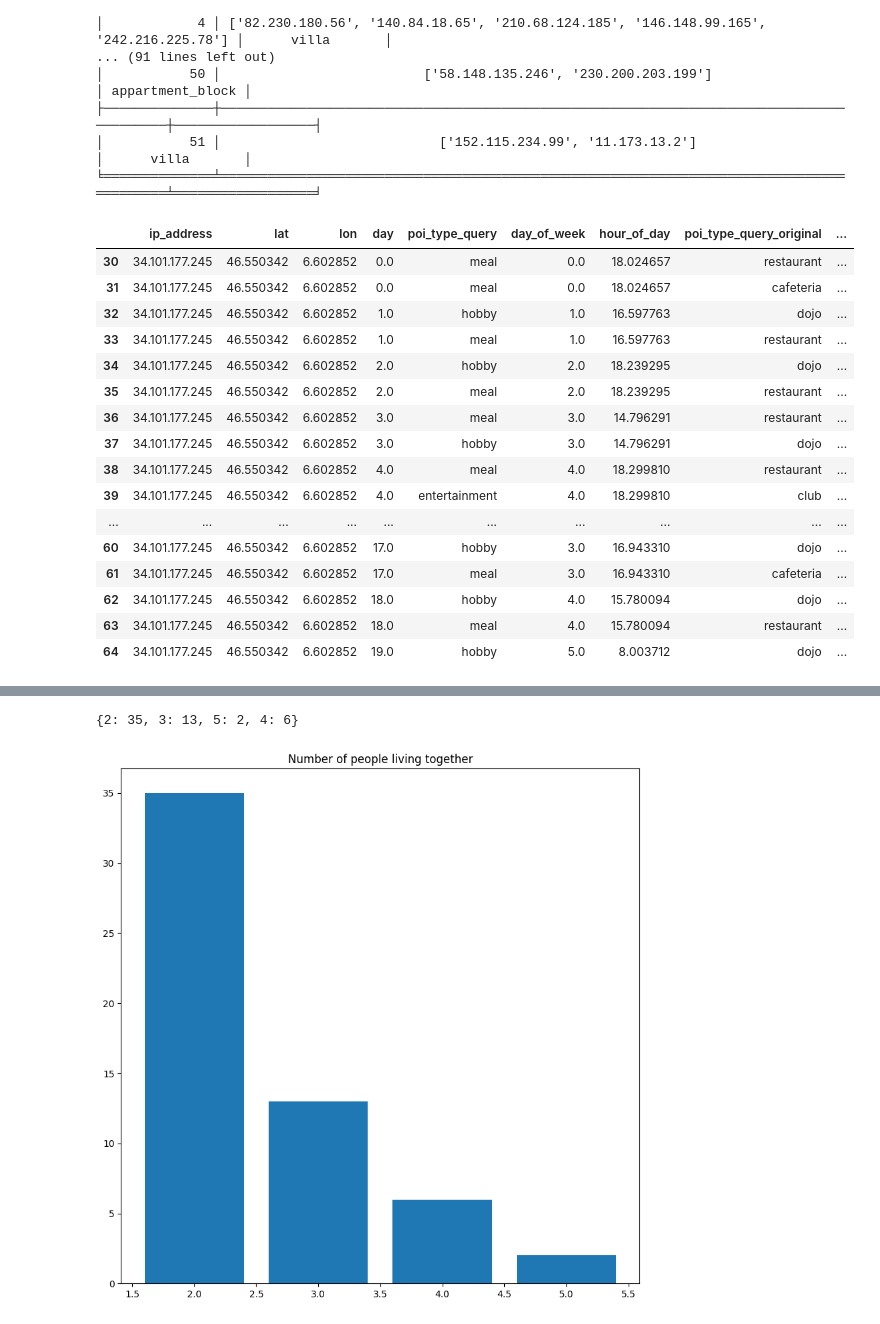
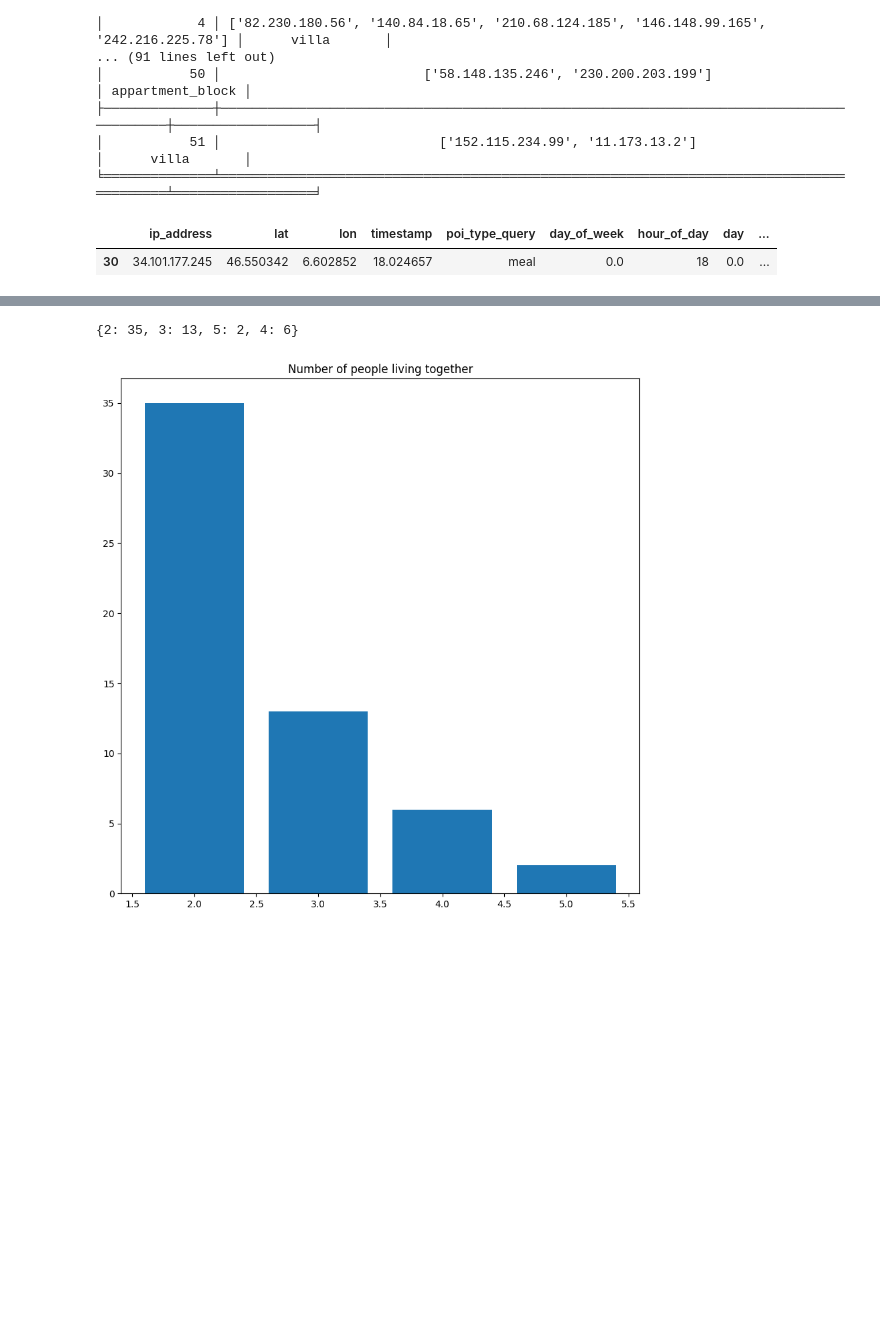
Before and after one commit to aybarsyazici/EPFL-CS523-Project-1, a Jupyter notebook: secretstroll/privacy_evaluation/privacy-evaluation.ipynb, the cells around one changed output, grey strips where cells are left out. Cells and saved outputs as stored; diff of their text form; code cells hidden in the pictures; blank space fills up the shorter version.

```diff
--- a/secretstroll/privacy_evaluation/privacy-evaluation.ipynb
+++ b/secretstroll/privacy_evaluation/privacy-evaluation.ipynb
@@ -15,11 +17,9 @@ queries['day_of_week'] = queries['timestamp'].apply(lambda x: (x // 24) % 7)
 # We map the number to the string representation of the day of the week
 # queries['day_of_week'] = queries['day_of_week'].map(DAY_MAP)
 # Now we create a new column called hour of day which will be the hour of the day of the timestamp
-queries['hour_of_day'] = queries['timestamp'].apply(lambda x: x % 24)
-# Finally we update the timestamp column to be the day number, i.e. the number of days since the start of the dataset
-queries['timestamp'] = queries['timestamp'].apply(lambda x: x // 24)
-# Change timestamp column name to day
-queries.rename(columns={'timestamp': 'day'}, inplace=True)
+queries['hour_of_day'] = queries['timestamp'].apply(lambda x: math.floor(x % 24))
+# Finally we create a day column to be the day number, i.e. the number of days since the start of the dataset
+queries['day'] = queries['timestamp'].apply(lambda x: x // 24)
 # %%
 queries.poi_type_query.value_counts()
 # %% [output]
@@ -130,14 +130,14 @@ def plot_user_queries(user, plot):
         # Print in a table with two columns where the first column is the POI type and the second column is the the lat and lon of the POI
         # One row per lat and lon
         tabulate_data = [
-            ['work', work_location.groupby(['lat', 'lon']).size().reset_index()[['lat','lon']].apply(lambda x: tuple([x[0], x[1]]), axis=1), work_location.groupby(['lat', 'lon']).shape[0]],
-            ['home', home_location.groupby(['lat', 'lon']).size().reset_index()[['lat','lon']].apply(lambda x: tuple([x[0], x[1]]), axis=1), home_location.groupby(['lat', 'lon']).shape[0]],
-            ['meal', meal_location.groupby(['lat', 'lon']).size().reset_index()[['lat','lon']].apply(lambda x: tuple([x[0], x[1]]), axis=1), meal_location.groupby(['lat', 'lon']).shape[0]],
-            ['shopping', shopping_location.groupby(['lat', 'lon']).size().reset_index()[['lat','lon']].apply(lambda x: tuple([x[0], x[1]]), axis=1), shopping_location.groupby(['lat', 'lon']).shape[0]],
-            ['hobby', hobby_location.groupby(['lat', 'lon']).size().reset_index()[['lat','lon']].apply(lambda x: tuple([x[0], x[1]]), axis=1), hobby_location.groupby(['lat', 'lon']).shape[0]],
-            ['entertainment', entertainment_location.groupby(['lat', 'lon']).size().reset_index()[['lat','lon']].apply(lambda x: tuple([x[0], x[1]]), axis=1), entertainment_location.groupby(['lat', 'lon']).shape[0]]
+            ['work', work_location.groupby(['lat', 'lon']).size().reset_index()[['lat','lon']].apply(lambda x: tuple([x[0], x[1]]), axis=1), work_location.groupby(['lat', 'lon']).count().shape[0]],
+            ['home', home_location.groupby(['lat', 'lon']).size().reset_index()[['lat','lon']].apply(lambda x: tuple([x[0], x[1]]), axis=1), home_location.groupby(['lat', 'lon']).count().shape[0]],
+            ['meal', meal_location.groupby(['lat', 'lon']).size().reset_index()[['lat','lon']].apply(lambda x: tuple([x[0], x[1]]), axis=1), meal_location.groupby(['lat', 'lon']).count().shape[0]],
+            ['shopping', shopping_location.groupby(['lat', 'lon']).size().reset_index()[['lat','lon']].apply(lambda x: tuple([x[0], x[1]]), axis=1), shopping_location.groupby(['lat', 'lon']).count().shape[0]],
+            ['hobby', hobby_location.groupby(['lat', 'lon']).size().reset_index()[['lat','lon']].apply(lambda x: tuple([x[0], x[1]]), axis=1), hobby_location.groupby(['lat', 'lon']).count().shape[0]],
+            ['entertainment', entertainment_location.groupby(['lat', 'lon']).size().reset_index()[['lat','lon']].apply(lambda x: tuple([x[0], x[1]]), axis=1), entertainment_location.groupby(['lat', 'lon']).count().shape[0]]
         ]
-        print(tabulate(tabulate_data, headers=['POI Type', 'Lat, Lon'], tablefmt="fancy_grid",stralign="center"))
+        print(tabulate(tabulate_data, headers=['POI Type', 'Lat, Lon', 'Unique Loc Count'], tablefmt="fancy_grid",stralign="center"))
         # Create the plot
         fig, ax = plt.subplots(figsize=(10, 10))
         # Plot the POIs
@@ -300,23 +303,8 @@ print(tabulate([[key, home_label_users[key], user_infos[home_label_users[key][0]
 │           51 │                            ['152.115.234.99', '11.173.13.2']                            │      villa       │
 ╘══════════════╧═════════════════════════════════════════════════════════════════════════════════════════╧══════════════════╛
 # %%
-user_infos['34.101.177.245']['home']
+user_infos['34.101.177.245']['home'].drop_duplicates(subset=['lat', 'lon'])
 # %% [output]
-|  | ip_address | lat | lon | day | poi_type_query | day_of_week | hour_of_day | poi_type_query_original | ... |
-| 30 | 34.101.177.245 | 46.550342 | 6.602852 | 0.0 | meal | 0.0 | 18.024657 | restaurant | ... |
-| 31 | 34.101.177.245 | 46.550342 | 6.602852 | 0.0 | meal | 0.0 | 18.024657 | cafeteria | ... |
-| 32 | 34.101.177.245 | 46.550342 | 6.602852 | 1.0 | hobby | 1.0 | 16.597763 | dojo | ... |
-| 33 | 34.101.177.245 | 46.550342 | 6.602852 | 1.0 | meal | 1.0 | 16.597763 | restaurant | ... |
-| 34 | 34.101.177.245 | 46.550342 | 6.602852 | 2.0 | hobby | 2.0 | 18.239295 | dojo | ... |
-| 35 | 34.101.177.245 | 46.550342 | 6.602852 | 2.0 | meal | 2.0 | 18.239295 | restaurant | ... |
-| 36 | 34.101.177.245 | 46.550342 | 6.602852 | 3.0 | meal | 3.0 | 14.796291 | restaurant | ... |
-| 37 | 34.101.177.245 | 46.550342 | 6.602852 | 3.0 | hobby | 3.0 | 14.796291 | dojo | ... |
-| 38 | 34.101.177.245 | 46.550342 | 6.602852 | 4.0 | meal | 4.0 | 18.299810 | restaurant | ... |
-| 39 | 34.101.177.245 | 46.550342 | 6.602852 | 4.0 | entertainment | 4.0 | 18.299810 | club | ... |
-| ... | ... | ... | ... | ... | ... | ... | ... | ... | ... |
-| 60 | 34.101.177.245 | 46.550342 | 6.602852 | 17.0 | hobby | 3.0 | 16.943310 | dojo | ... |
-| 61 | 34.101.177.245 | 46.550342 | 6.602852 | 17.0 | meal | 3.0 | 16.943310 | cafeteria | ... |
-| 62 | 34.101.177.245 | 46.550342 | 6.602852 | 18.0 | hobby | 4.0 | 15.780094 | dojo | ... |
-| 63 | 34.101.177.245 | 46.550342 | 6.602852 | 18.0 | meal | 4.0 | 15.780094 | restaurant | ... |
-| 64 | 34.101.177.245 | 46.550342 | 6.602852 | 19.0 | hobby | 5.0 | 8.003712 | dojo | ... |
+|  | ip_address | lat | lon | timestamp | poi_type_query | day_of_week | hour_of_day | day | ... |
+| 30 | 34.101.177.245 | 46.550342 | 6.602852 | 18.024657 | meal | 0.0 | 18 | 0.0 | ... |
 # %%
```
Also changed, not shown: parts of 23 cells of this notebook.
